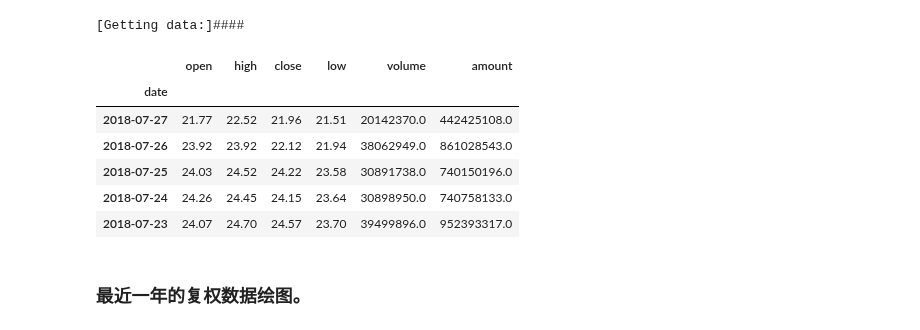
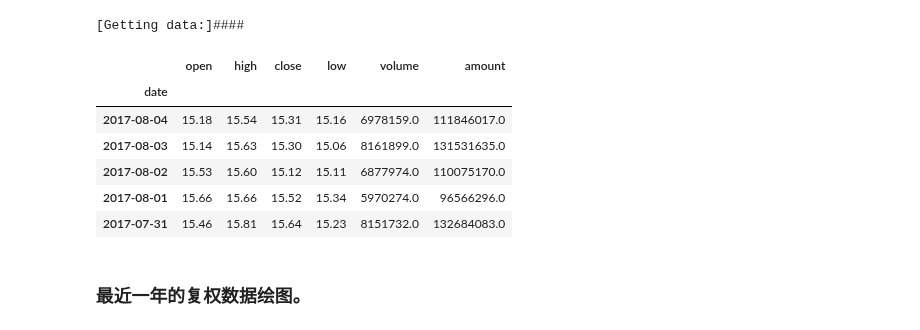
Before and after one commit to databooks/databook, a Jupyter notebook: finabook/S300036/Y2018复权数据.ipynb, the cells around one changed output. Cells and saved outputs as stored; diff of their text form; code cells hidden in the pictures.

```diff
--- a/finabook/S300036/Y2018复权数据.ipynb
+++ b/finabook/S300036/Y2018复权数据.ipynb
@@ -11,15 +11,15 @@ df = ts.get_h_data('300036')
 # %% [output]
 [Getting data:]####
 # %%
-df.head()
+df.tail()
 # %% [output]
 |  | open | high | close | low | volume | amount |
 | date |  |  |  |  |  |  |
-| 2018-07-27 | 21.77 | 22.52 | 21.96 | 21.51 | 20142370.0 | 442425108.0 |
-| 2018-07-26 | 23.92 | 23.92 | 22.12 | 21.94 | 38062949.0 | 861028543.0 |
-| 2018-07-25 | 24.03 | 24.52 | 24.22 | 23.58 | 30891738.0 | 740150196.0 |
-| 2018-07-24 | 24.26 | 24.45 | 24.15 | 23.64 | 30898950.0 | 740758133.0 |
-| 2018-07-23 | 24.07 | 24.70 | 24.57 | 23.70 | 39499896.0 | 952393317.0 |
+| 2017-08-04 | 15.18 | 15.54 | 15.31 | 15.16 | 6978159.0 | 111846017.0 |
+| 2017-08-03 | 15.14 | 15.63 | 15.30 | 15.06 | 8161899.0 | 131531635.0 |
+| 2017-08-02 | 15.53 | 15.60 | 15.12 | 15.11 | 6877974.0 | 110075170.0 |
+| 2017-08-01 | 15.66 | 15.66 | 15.52 | 15.34 | 5970274.0 | 96566296.0 |
+| 2017-07-31 | 15.46 | 15.81 | 15.64 | 15.23 | 8151732.0 | 132684083.0 |
 # %%
 def splot(dfx):
     fig=plt.figure(figsize=(48,4), dpi=80)
```
Also changed, not shown: parts of 9 cells of this notebook.
